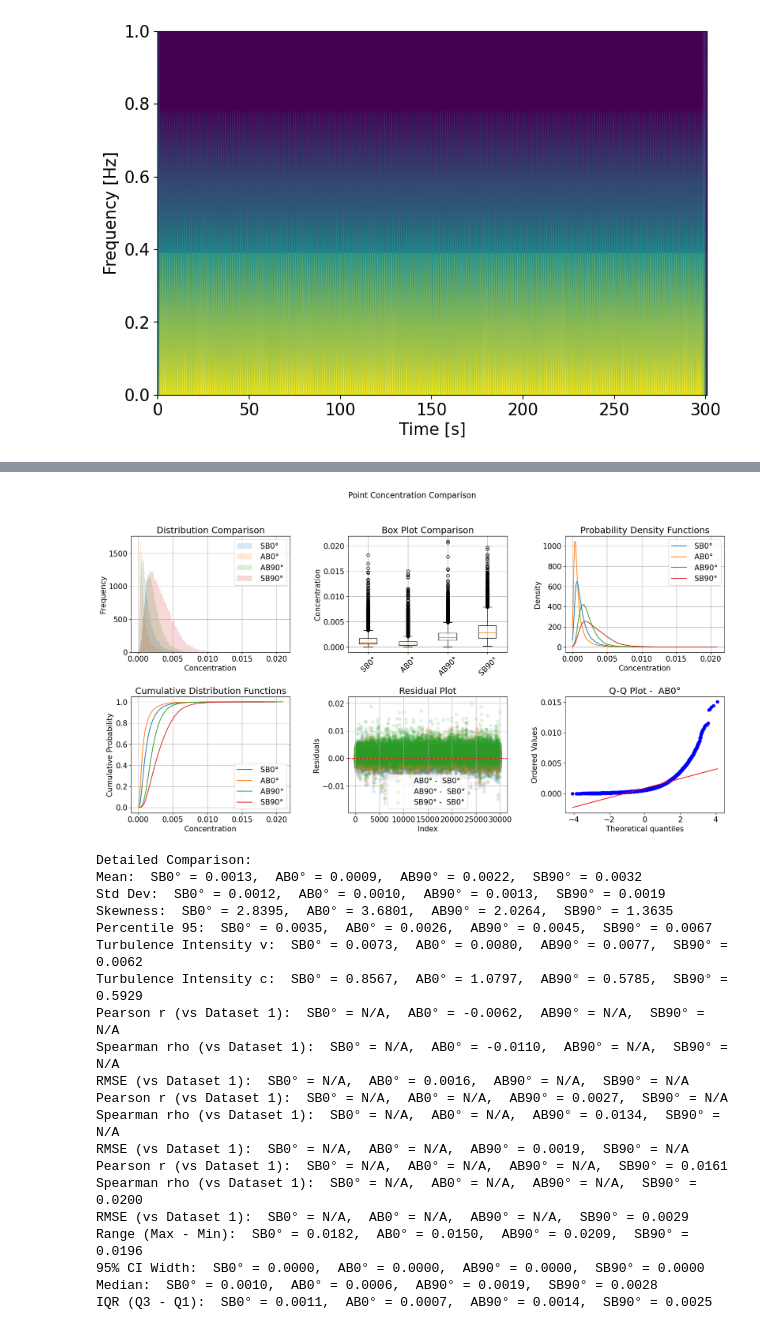
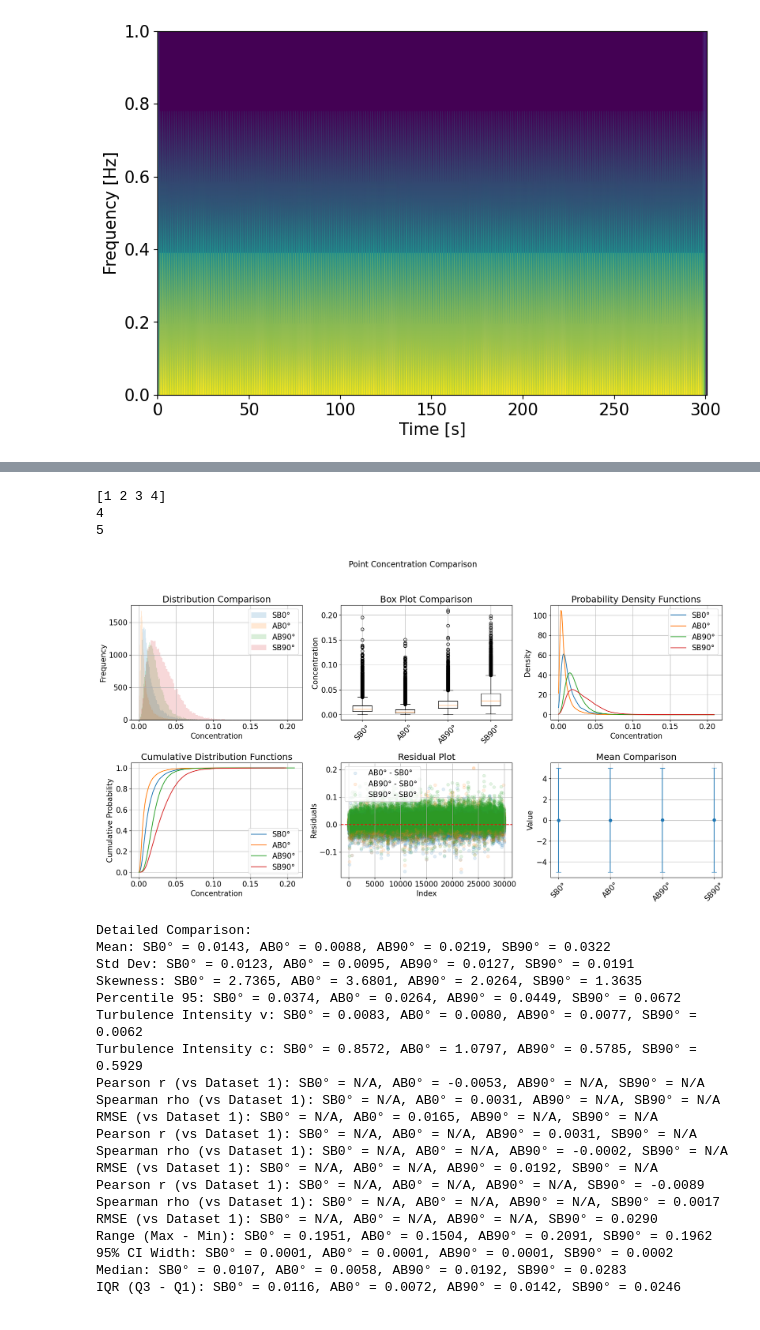
Before and after one commit to noradoralaexploradora/windtunnelsofware, a Jupyter notebook: DataAnalysis.ipynb, the cells around one changed output, grey strips where cells are left out. Saved outputs shown, nothing was run; the diff lists cells and outputs as text; code cells hidden in the pictures.

```diff
--- a/DataAnalysis.ipynb
+++ b/DataAnalysis.ipynb
@@ -26,7 +26,7 @@ import windtunnel as wt
 #Path to your input data
 #path = f"{path_dir}/Users/norakaiser/Masterthesis/testdata/raw_val"
 #/test_meas
-path = f"{path_dir}/measurements/Auswertung/x50y0z10"
+path = f"{path_dir}/measurements/Point1"
 # Name of your measurement files prefix
 namelist = ['UBA_thesis_']
 
@@ -48,7 +48,7 @@ output_path = f"{path}/results"
 #Name of csv file which contains ambient conditions data. Multiple diff. ambient conditions for diff datasets can be read-in at ones
 #If no file given or configuration wrong, the program ressorts to try reading-in given values manually below.
 #csv_file='ambient_conditions.csv'
-csv_file= f"{path}/ambient_conditions_allconf_x50y0z10.csv"
+csv_file= f"{path}/ambient_conditions_point1.csv"
 parameters_PerFolder = False  #True=for each folder/namelist entry new column, False: for each ts one column entry
 # %%
 #Variables and Parameters set for all ts, if no ambient_conditions.csv file overgiven
@@ -199,7 +199,8 @@ for name in namelist:
                                                temperature=temperature,
                                                calibration_curve=calibration_curve,
                                                mass_flow_controller=mass_flow_controller,
-                                               calibration_factor=calibration_factor, config_name=config_name)
+                                               calibration_factor=calibration_factor,
+                                               config_name=config_name)
 
 #wdir,0,5
 # %% [output]
@@ -451,12 +452,12 @@ functionsForOverview = [
     "Pdf",
     "Cdf",
     "ResidualPlot",
-    "QuantilPlot"
+    "Means",
         ]
 
 #Choose which concentration time series/PointObjekts to show in the overview/comparison plot
 DataPointsConc = [
-    conc_ts[namelist[0]]["UBA_thesis_064.ts#0"],
+    conc_ts[namelist[0]]["UBA_thesis_001.ts#2"],
     conc_ts[namelist[0]]["UBA_thesis_007.ts#0"],
     conc_ts[namelist[0]]["UBA_thesis_022.ts#0"],
     conc_ts[namelist[0]]["UBA_thesis_036.ts#0"]
@@ -472,21 +473,24 @@ compare_point_concentrations_3(DataPointsConc,functionsForOverview, labels=label
+[1 2 3 4]
+4
+5
-[figure, old version]
+[figure, new version]
-Detailed Comparison:
-Mean:  SB0° = 0.0013,  AB0° = 0.0009,  AB90° = 0.0022,  SB90° = 0.0032
-Std Dev:  SB0° = 0.0012,  AB0° = 0.0010,  AB90° = 0.0013,  SB90° = 0.0019
-Skewness:  SB0° = 2.8395,  AB0° = 3.6801,  AB90° = 2.0264,  SB90° = 1.3635
-Percentile 95:  SB0° = 0.0035,  AB0° = 0.0026,  AB90° = 0.0045,  SB90° = 0.0067
-Turbulence Intensity v:  SB0° = 0.0073,  AB0° = 0.0080,  AB90° = 0.0077,  SB90° = 0.0062
-Turbulence Intensity c:  SB0° = 0.8567,  AB0° = 1.0797,  AB90° = 0.5785,  SB90° = 0.5929
-Pearson r (vs Dataset 1):  SB0° = N/A,  AB0° = -0.0062,  AB90° = N/A,  SB90° = N/A
-Spearman rho (vs Dataset 1):  SB0° = N/A,  AB0° = -0.0110,  AB90° = N/A,  SB90° = N/A
-RMSE (vs Dataset 1):  SB0° = N/A,  AB0° = 0.0016,  AB90° = N/A,  SB90° = N/A
-Pearson r (vs Dataset 1):  SB0° = N/A,  AB0° = N/A,  AB90° = 0.0027,  SB90° = N/A
-Spearman rho (vs Dataset 1):  SB0° = N/A,  AB0° = N/A,  AB90° = 0.0134,  SB90° = N/A
-RMSE (vs Dataset 1):  SB0° = N/A,  AB0° = N/A,  AB90° = 0.0019,  SB90° = N/A
-Pearson r (vs Dataset 1):  SB0° = N/A,  AB0° = N/A,  AB90° = N/A,  SB90° = 0.0161
-Spearman rho (vs Dataset 1):  SB0° = N/A,  AB0° = N/A,  AB90° = N/A,  SB90° = 0.0200
-RMSE (vs Dataset 1):  SB0° = N/A,  AB0° = N/A,  AB90° = N/A,  SB90° = 0.0029
-Range (Max - Min):  SB0° = 0.0182,  AB0° = 0.0150,  AB90° = 0.0209,  SB90° = 0.0196
-95% CI Width:  SB0° = 0.0000,  AB0° = 0.0000,  AB90° = 0.0000,  SB90° = 0.0000
-Median:  SB0° = 0.0010,  AB0° = 0.0006,  AB90° = 0.0019,  SB90° = 0.0028
-IQR (Q3 - Q1):  SB0° = 0.0011,  AB0° = 0.0007,  AB90° = 0.0014,  SB90° = 0.0025
+Detailed Comparison:
+Mean: SB0° = 0.0143, AB0° = 0.0088, AB90° = 0.0219, SB90° = 0.0322
+Std Dev: SB0° = 0.0123, AB0° = 0.0095, AB90° = 0.0127, SB90° = 0.0191
+Skewness: SB0° = 2.7365, AB0° = 3.6801, AB90° = 2.0264, SB90° = 1.3635
+Percentile 95: SB0° = 0.0374, AB0° = 0.0264, AB90° = 0.0449, SB90° = 0.0672
+Turbulence Intensity v: SB0° = 0.0083, AB0° = 0.0080, AB90° = 0.0077, SB90° = 0.0062
+Turbulence Intensity c: SB0° = 0.8572, AB0° = 1.0797, AB90° = 0.5785, SB90° = 0.5929
+Pearson r (vs Dataset 1): SB0° = N/A, AB0° = -0.0053, AB90° = N/A, SB90° = N/A
+Spearman rho (vs Dataset 1): SB0° = N/A, AB0° = 0.0031, AB90° = N/A, SB90° = N/A
+RMSE (vs Dataset 1): SB0° = N/A, AB0° = 0.0165, AB90° = N/A, SB90° = N/A
+Pearson r (vs Dataset 1): SB0° = N/A, AB0° = N/A, AB90° = 0.0031, SB90° = N/A
+Spearman rho (vs Dataset 1): SB0° = N/A, AB0° = N/A, AB90° = -0.0002, SB90° = N/A
+RMSE (vs Dataset 1): SB0° = N/A, AB0° = N/A, AB90° = 0.0192, SB90° = N/A
+Pearson r (vs Dataset 1): SB0° = N/A, AB0° = N/A, AB90° = N/A, SB90° = -0.0089
+Spearman rho (vs Dataset 1): SB0° = N/A, AB0° = N/A, AB90° = N/A, SB90° = 0.0017
+RMSE (vs Dataset 1): SB0° = N/A, AB0° = N/A, AB90° = N/A, SB90° = 0.0290
+Range (Max - Min): SB0° = 0.1951, AB0° = 0.1504, AB90° = 0.2091, SB90° = 0.1962
+95% CI Width: SB0° = 0.0001, AB0° = 0.0001, AB90° = 0.0001, SB90° = 0.0002
+Median: SB0° = 0.0107, AB0° = 0.0058, AB90° = 0.0192, SB90° = 0.0283
+IQR (Q3 - Q1): SB0° = 0.0116, AB0° = 0.0072, AB90° = 0.0142, SB90° = 0.0246
```
Also changed, not shown: parts of 17 cells of this notebook.
